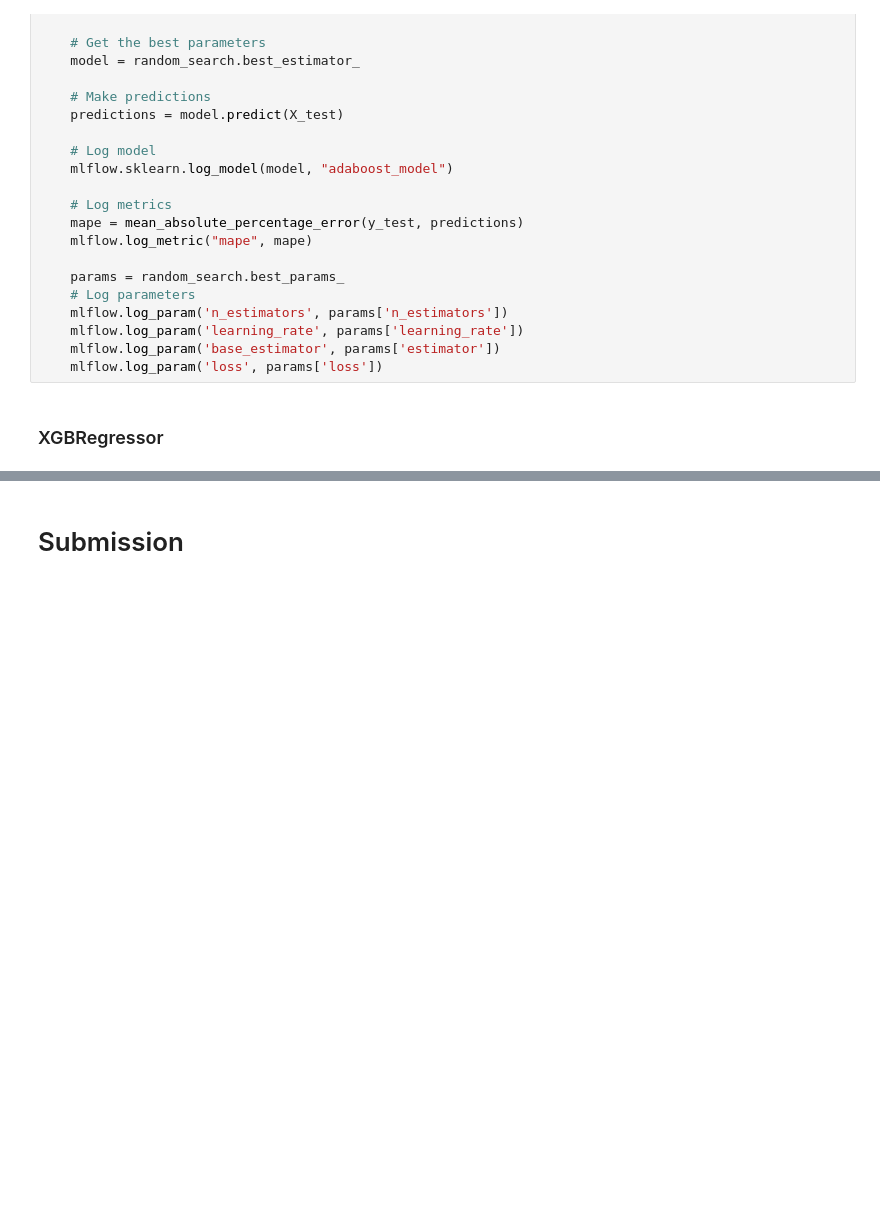
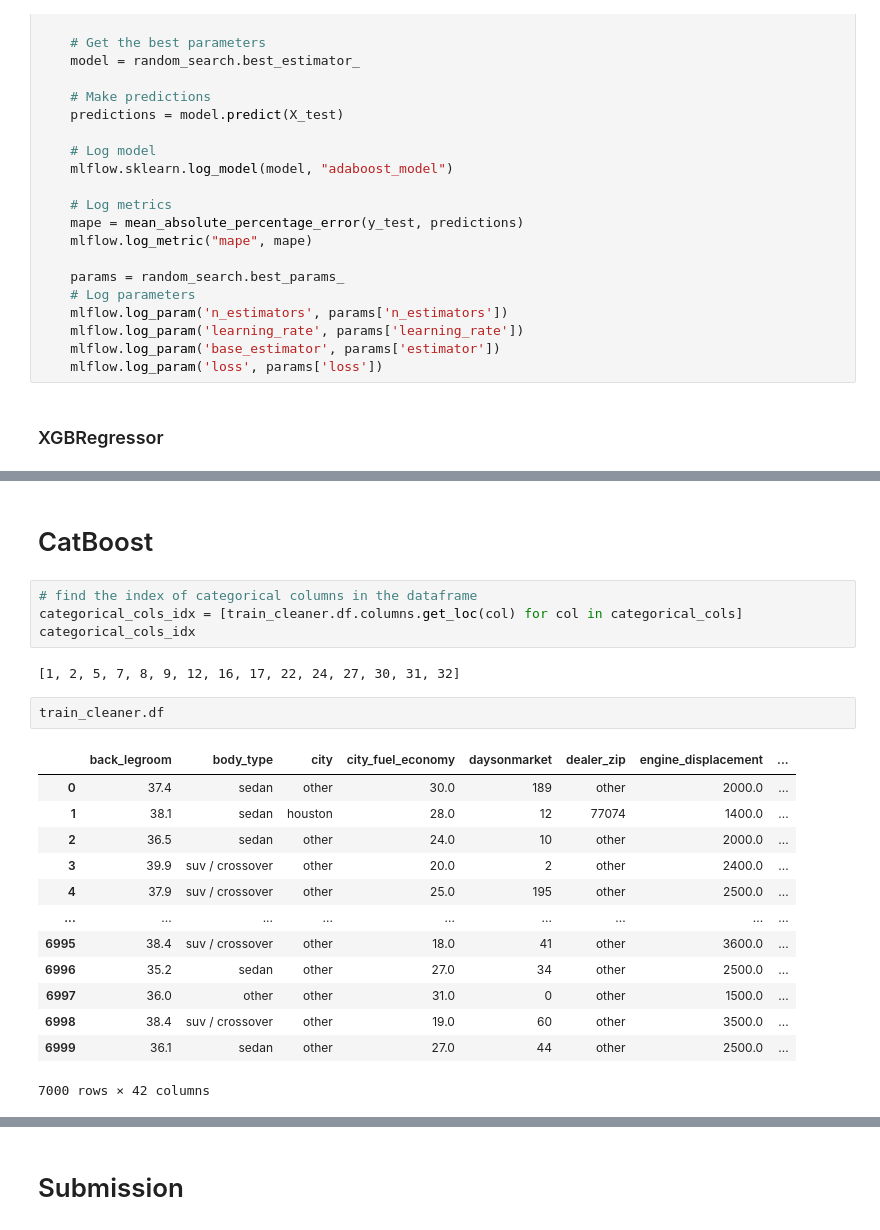
Before and after one commit to Tomor4341/Used-Car-Sales-Analysis, a Jupyter notebook: S1_2024_BUSA3020.ipynb, the cells around one changed output, grey strips where cells are left out. Cells and saved outputs as stored; diff of their text form; blank space fills up the shorter version.

```diff
--- a/S1_2024_BUSA3020.ipynb
+++ b/S1_2024_BUSA3020.ipynb
@@ -832,0 +852,24 @@ with mlflow.start_run(run_name="XGBoost Regression"):
+# %% [markdown]
+# CatBoost
+# %%
+# find the index of categorical columns in the dataframe
+categorical_cols_idx = [train_cleaner.df.columns.get_loc(col) for col in categorical_cols]
+categorical_cols_idx
+# %% [output]
+[1, 2, 5, 7, 8, 9, 12, 16, 17, 22, 24, 27, 30, 31, 32]
+# %%
+train_cleaner.df
+# %% [output]
+|  | back_legroom | body_type | city | city_fuel_economy | daysonmarket | dealer_zip | engine_displacement | ... |
+| 0 | 37.4 | sedan | other | 30.0 | 189 | other | 2000.0 | ... |
+| 1 | 38.1 | sedan | houston | 28.0 | 12 | 77074 | 1400.0 | ... |
+| 2 | 36.5 | sedan | other | 24.0 | 10 | other | 2000.0 | ... |
+| 3 | 39.9 | suv / crossover | other | 20.0 | 2 | other | 2400.0 | ... |
+| 4 | 37.9 | suv / crossover | other | 25.0 | 195 | other | 2500.0 | ... |
+| ... | ... | ... | ... | ... | ... | ... | ... | ... |
+| 6995 | 38.4 | suv / crossover | other | 18.0 | 41 | other | 3600.0 | ... |
+| 6996 | 35.2 | sedan | other | 27.0 | 34 | other | 2500.0 | ... |
+| 6997 | 36.0 | other | other | 31.0 | 0 | other | 1500.0 | ... |
+| 6998 | 38.4 | suv / crossover | other | 19.0 | 60 | other | 3500.0 | ... |
+| 6999 | 36.1 | sedan | other | 27.0 | 44 | other | 2500.0 | ... |
+7000 rows × 42 columns
```
Also changed, not shown: parts of 27 cells of this notebook, 3 other files.
